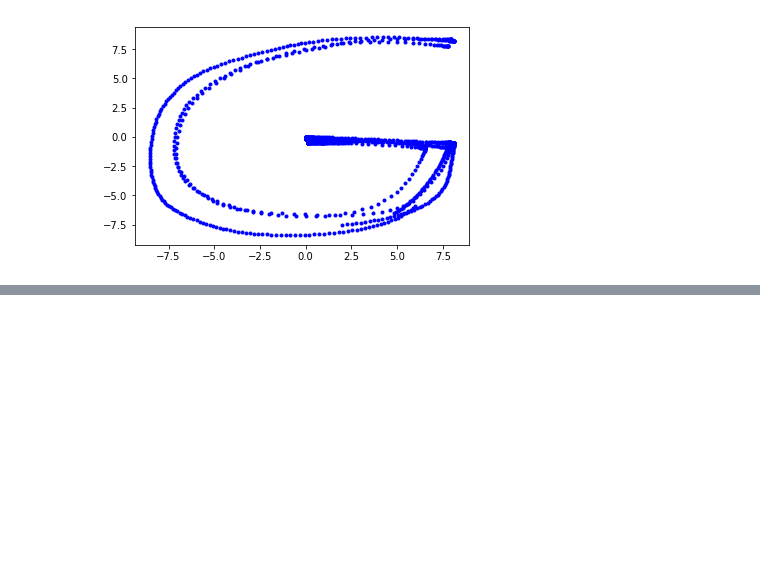
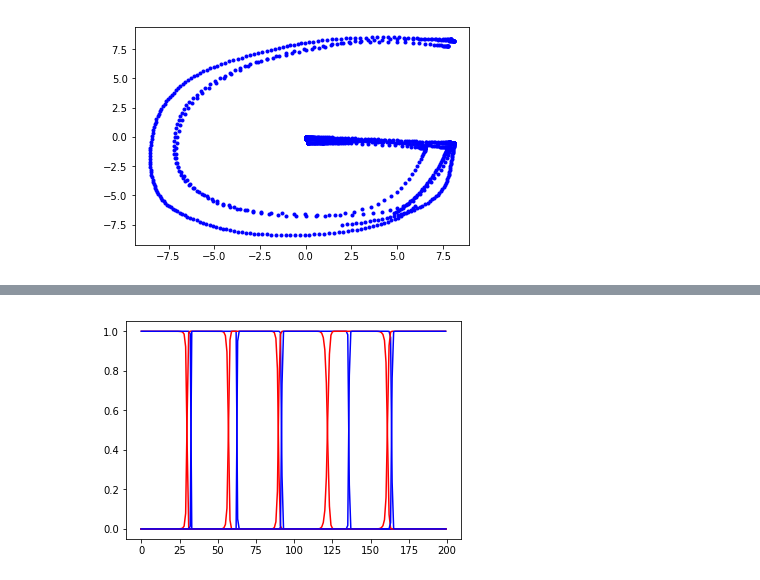
Before and after one commit to fabienjammes/ee613-python, a Jupyter notebook: python notebooks/HSMM.ipynb, the cells around one changed output, grey strips where cells are left out. Cells and saved outputs as stored; diff of their text form; code cells hidden in the pictures; blank space fills up the shorter version.

```diff
--- a/python notebooks/HSMM.ipynb
+++ b/python notebooks/HSMM.ipynb
@@ -348,3 +338,9 @@ array([  3.44,  26.8 ,   6.16,  21.44,   8.  , 115.76])
+# %%
+for i in range(hmm.K):
+    plt.plot(hmm.alphas[4][:,i],'r')
+    plt.plot(hmm.h[:,i],'b')
+# %% [output]
+[figure, added]
 # %%
 realmin = np.finfo(np.double).tiny
 realmax = np.finfo(np.double).max
```
Also changed, not shown: parts of 30 cells of this notebook, 2 other files.
